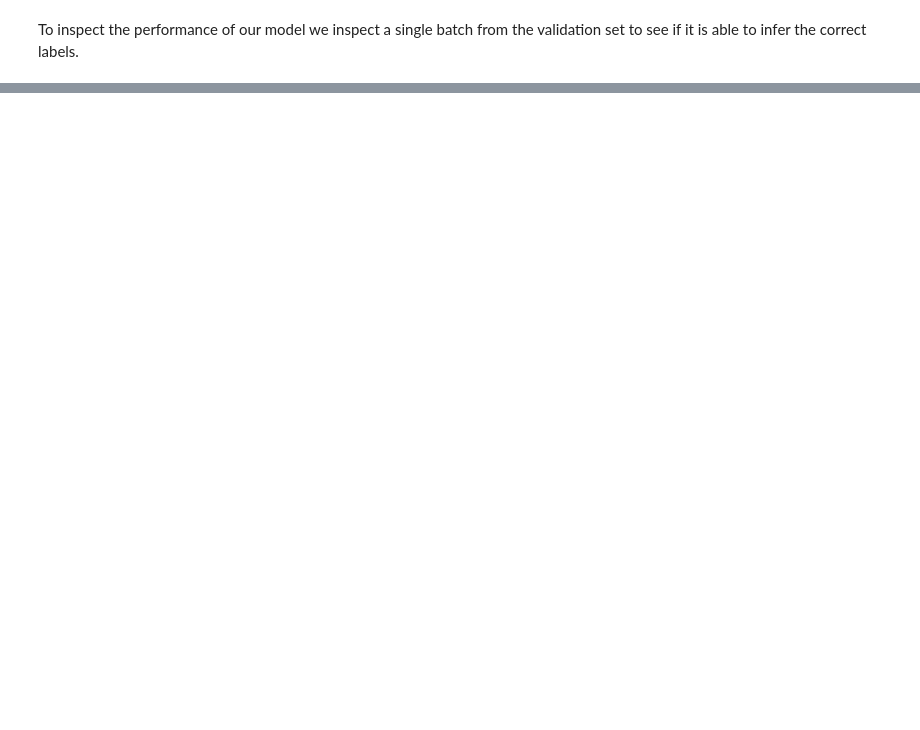
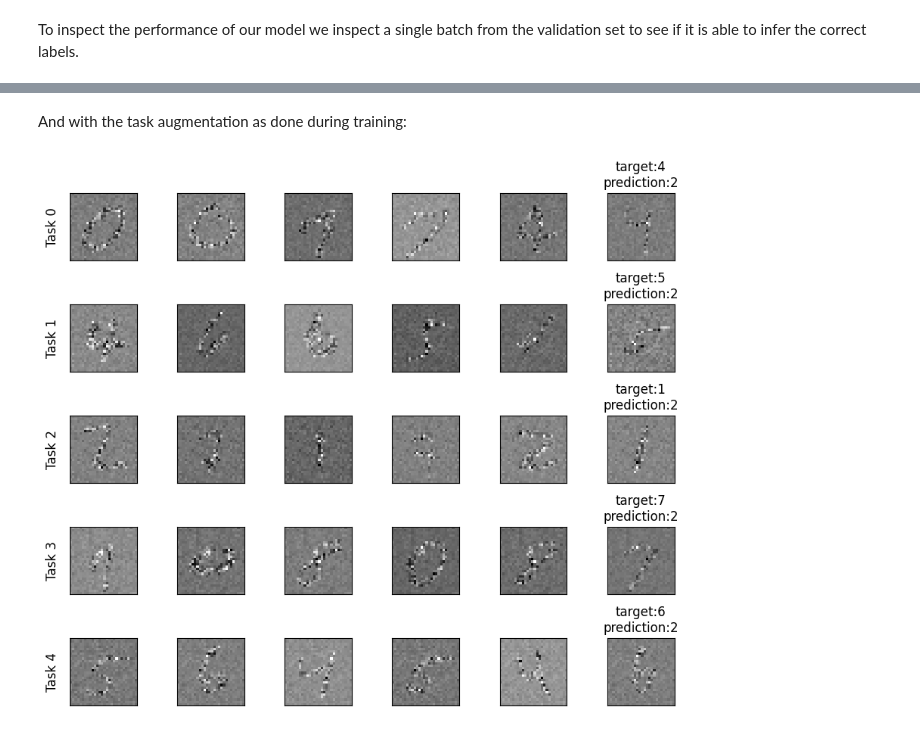
Before and after one commit to RobvanGastel/meta-in-context-learning, a Jupyter notebook: general-purpose in-context learner.ipynb, the cells around one changed output, grey strips where cells are left out. Cells and saved outputs as stored; diff of their text form; code cells hidden in the pictures; blank space fills up the shorter version.

```diff
--- a/general-purpose in-context learner.ipynb
+++ b/general-purpose in-context learner.ipynb
@@ -145,12 +149,12 @@ for epoch in range(epochs):
         key, train_key, eval_key = jax.random.split(key, 3)
         state, loss, acc = train_step(state, X.numpy(), y.numpy(), train_key, eval_key)
         train_loss += loss.mean()
-        accuracy += (acc / config.batch_size)
+        accuracy += (acc / batch_size)
 
     metrics["loss"].append(float(train_loss))
     metrics["accuracy"].append(float(accuracy))
 
-    if epoch % 5 == 0:
+    if epoch % 1 == 0:
         print(f"epoch {epoch}/{epochs}: loss: {train_loss}, accuracy: {accuracy}")
 
         # Save the weights
@@ -203 +249,9 @@ jnp.argmax(logits, axis=-1), y[:, -1]
+# %% [markdown]
+And with the task augmentation as done during training:
+# %%
+X, y = augment_tasks(X, y, key)
+logits = state.apply_fn(params, X, y[:, :-1])
+visualize_tasks(X, y, jnp.argmax(logits, axis=-1))
+# %% [output]
+[figure, added]
 # %%
```
Also changed, not shown: parts of 13 cells of this notebook.
